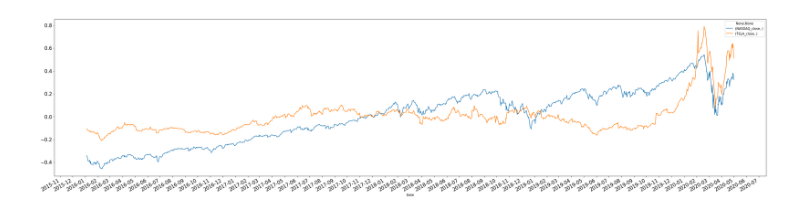
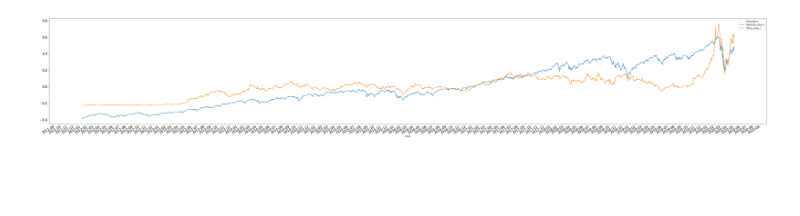
Before and after one commit to NuttySalmon/Elon-Musk-Tweets-VS-Tesla-Stock, a Jupyter notebook: stock.ipynb, the cells around one changed output. Cells and saved outputs as stored; diff of their text form; code cells hidden in the pictures; blank space fills up the shorter version.

```diff
--- a/stock.ipynb
+++ b/stock.ipynb
@@ -63,7 +63,7 @@ memory usage: 110.7 KB
 # %%
-df['TSLA_close'] = norm(df['Adj Close']['TSLA'])
-df['NASDAQ_close'] = norm(df['Adj Close']['^IXIC'])
-df[['NASDAQ_close', 'TSLA_close']].plot(figsize=(40,10), fontsize=15).xaxis.set_major_locator(mdates.MonthLocator())
+df['TSLA_close'] = norm(df['Close']['TSLA'])
+df['NASDAQ_close'] = norm(df['Close']['^IXIC'])
+df[['NASDAQ_close', 'TSLA_close']].plot(figsize=(60,10), fontsize=15).xaxis.set_major_locator(mdates.MonthLocator())
 # %% [output]
-[figure, old version]
+[figure, new version]
 # %%
```
Also changed, not shown: parts of 12 cells of this notebook, 8 other files.
